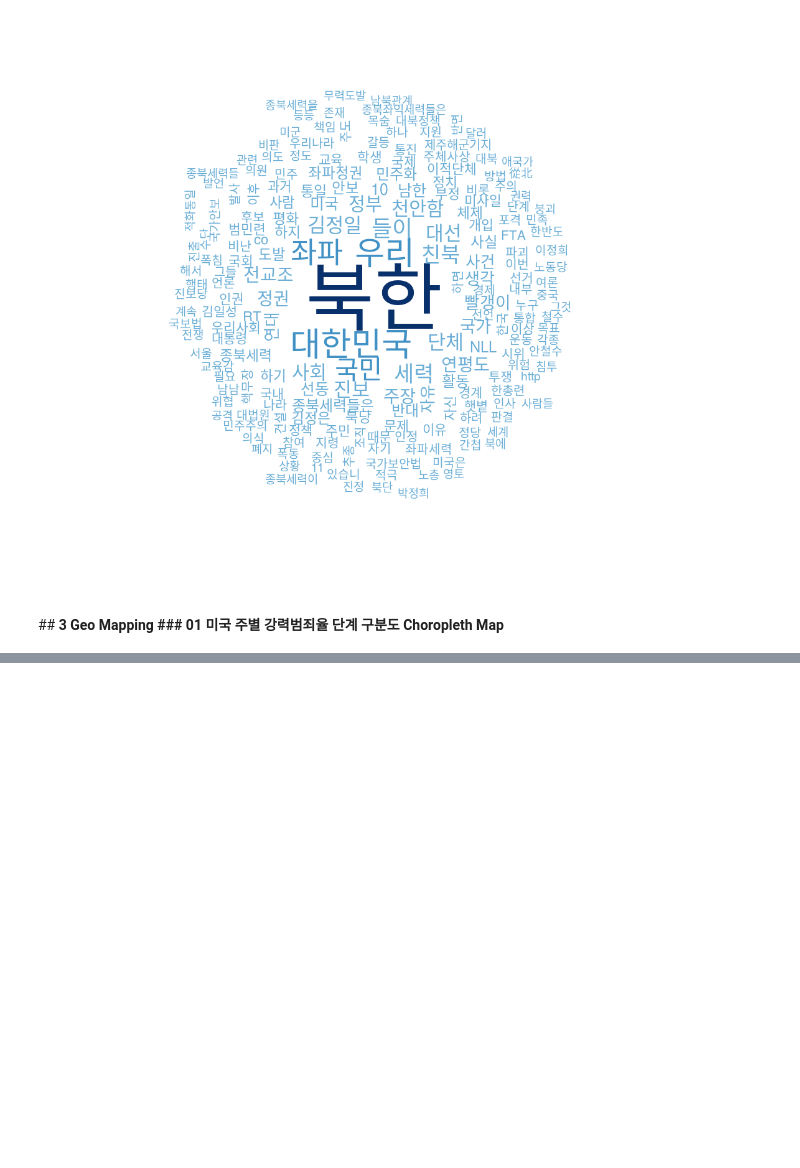
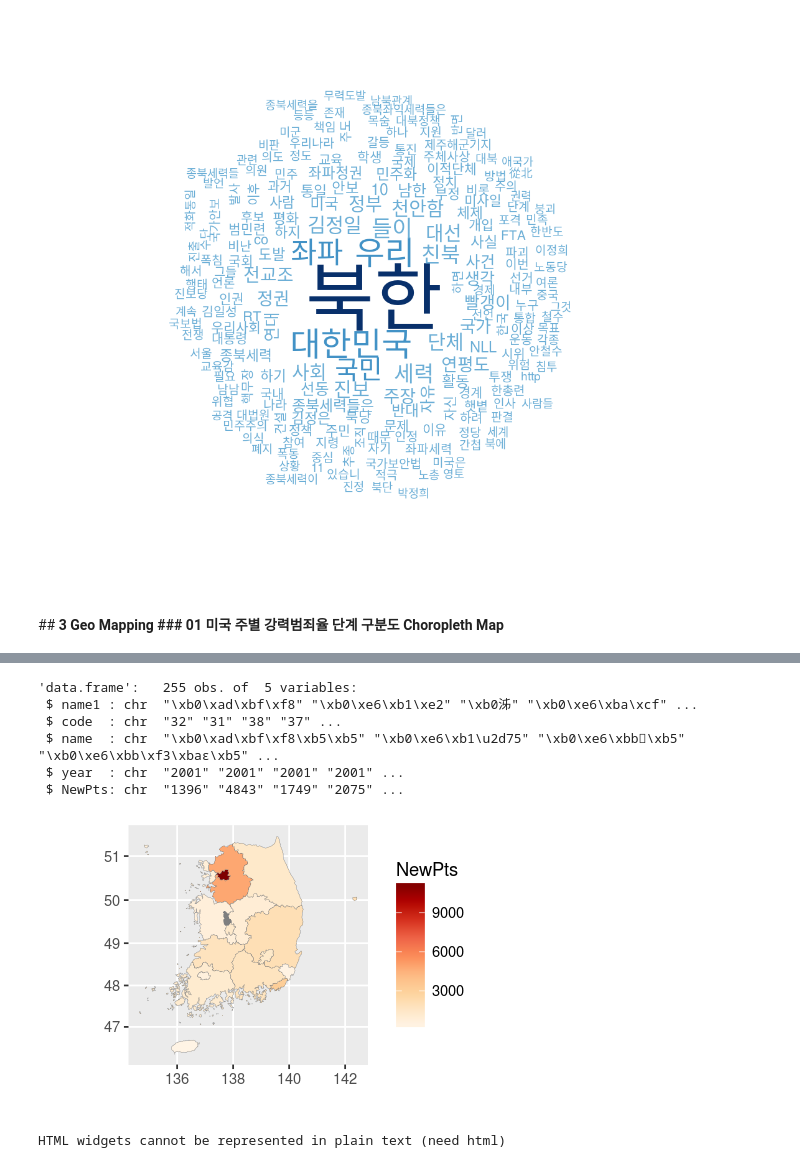
Before and after one commit to YongBeomKim/R, a Jupyter notebook: R04.Visualization.ipynb, the cells around one changed output, grey strips where cells are left out. Drawn from its saved outputs; the diff is of its cells as text; code cells hidden in the pictures; blank space fills up the shorter version.

```diff
--- a/R04.Visualization.ipynb
+++ b/R04.Visualization.ipynb
@@ -477,0 +503,24 @@ ggChoropleth(data = tbc,           # 지도에 표현할 데이터
+# %%
+str(changeCode(tbc))
+ggChoropleth(data = tbc,           # 지도에 표현할 데이터
+             aes(fill = NewPts,    # 색깔로 표현할 변수
+                 map_id = code,    # 지역 기준 변수
+                 tooltip = name),  # 지도 위에 표시할 지역명
+             map = kormap1)        # 지도 데이터
+# %% [output]
+'data.frame':   255 obs. of  5 variables:
+ $ name1 : chr  "\xb0\xad\xbf\xf8" "\xb0\xe6\xb1\xe2" "\xb0泲" "\xb0\xe6\xba\xcf" ...
+ $ code  : chr  "32" "31" "38" "37" ...
+ $ name  : chr  "\xb0\xad\xbf\xf8\xb5\xb5" "\xb0\xe6\xb1\u2d75" "\xb0\xe6\xbb󳲵\xb5" "\xb0\xe6\xbb\xf3\xbaϵ\xb5" ...
+ $ year  : chr  "2001" "2001" "2001" "2001" ...
+ $ NewPts: chr  "1396" "4843" "1749" "2075" ...
+[figure, added]
+# %%
+ggChoropleth(data = korpop1,       # 지도에 표현할 데이터
+             aes(fill = pop,       # 색깔로 표현할 변수
+                 map_id = code,    # 지역 기준 변수
+                 tooltip = name),  # 지도 위에 표시할 지역명
+             map = kormap1,        # 지도 데이터
+           interactive = T)        # 인터랙티브
+# %% [output]
+HTML widgets cannot be represented in plain text (need html)
```
Also changed, not shown: parts of 26 cells of this notebook, 3 other files.
